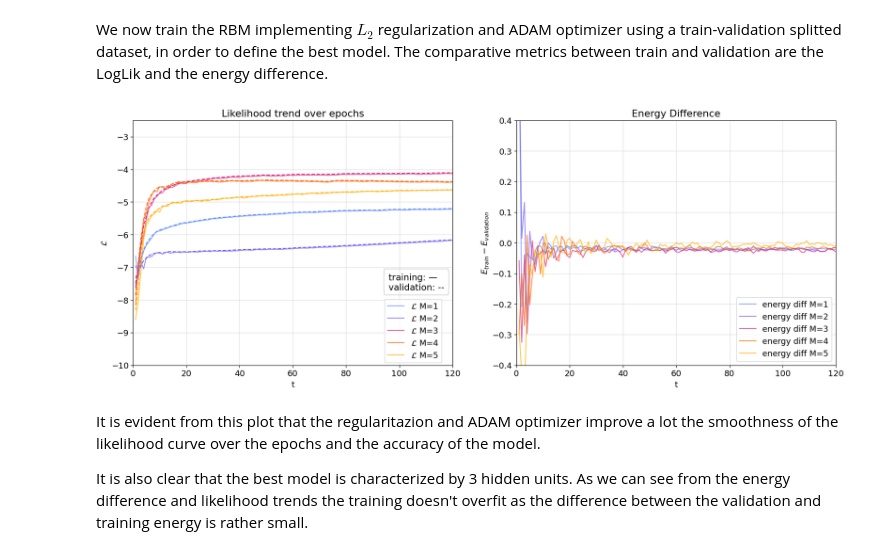
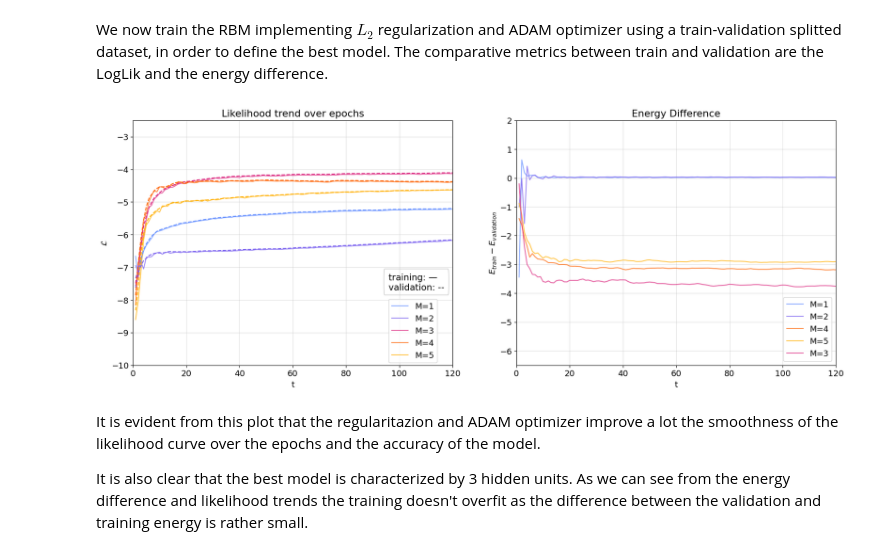
Before and after one commit to Lorycav/LCP_mod_B, a Jupyter notebook: Ex4/group2406_exercise04.ipynb, the cells around one changed output. Cells and saved outputs as stored; diff of their text form; code cells hidden in the pictures.

```diff
--- a/Ex4/group2406_exercise04.ipynb
+++ b/Ex4/group2406_exercise04.ipynb
@@ -781,46 +785,46 @@ for M in range(1,7):
 # %%
 # plot log likelihood during training
 from matplotlib.patches import Rectangle, FancyBboxPatch
 fig, ax = plt.subplots(1,2,figsize=(20,7))
 ax[0].grid(alpha=0.4)
 ax[1].grid(alpha=0.4)
 eps = np.arange(1, 121, 1)
 
-ax[0].plot(eps, training_loop[0][3] , label = '$\\mathcal{L}$ M=1', color = col_1, alpha = 0.7)
-ax[0].plot(eps, training_loop[1][3] , label = '$\\mathcal{L}$ M=2', color = col_2, alpha = 0.7)
-ax[0].plot(eps, training_loop[2][3] , label = '$\\mathcal{L}$ M=3', color = col_3, alpha = 0.7)
-ax[0].plot(eps, training_loop[3][3] , label = '$\\mathcal{L}$ M=4', color = col_4, alpha = 0.7)
-ax[0].plot(eps, training_loop[4][3] , label = '$\\mathcal{L}$ M=5', color = col_5, alpha = 0.7)
+ax[0].plot(eps, training_loop[0][3] , label = 'M=1', color = col_1, alpha = 0.7)
+ax[0].plot(eps, training_loop[1][3] , label = 'M=2', color = col_2, alpha = 0.7)
+ax[0].plot(eps, training_loop[2][3] , label = 'M=3', color = col_3, alpha = 0.7)
+ax[0].plot(eps, training_loop[3][3] , label = 'M=4', color = col_4, alpha = 0.7)
+ax[0].plot(eps, training_loop[4][3] , label = 'M=5', color = col_5, alpha = 0.7)
 ax[0].set_xlabel('t')
 ax[0].set_ylabel('$\\mathcal{L}$')
 ax[0].set_title('Likelihood trend over epochs')
-ax[0].legend(loc=(0.787,0.01))
+ax[0].legend(loc=(0.8,0.01))
 ax[0].text(96, -7.4, "training: \u2014", fontsize=14)
 ax[0].text(96, -7.7, "validation: --", fontsize=14)
 ax[0].add_patch(FancyBboxPatch((94.5,-7.55), 23.8,0.2, fill = False, alpha=0.4, edgecolor = 'grey', boxstyle = 'round'))
 ax[0].plot(eps, training_loop[0][4] , label = '$M=1', linestyle = '--', color = col_1)
 ax[0].plot(eps, training_loop[1][4] , label = '$M=2', linestyle = '--', color = col_2)
 ax[0].plot(eps, training_loop[2][4] , label = '$M=3', linestyle = '--', color = col_3)
 ax[0].plot(eps, training_loop[3][4] , label = '$M=4', linestyle = '--', color = col_4)
 ax[0].plot(eps, training_loop[4][4] , label = '$M=5', linestyle = '--', color = col_5)
 ax[0].set_xlim(0,120)
 ax[0].set_ylim(-10,-2.5)
 
 ax[1].set_title('Energy Difference')
 ax[1].set_xlabel('t')
 ax[1].set_ylabel('$ E_{train}-E_{validation}$')
-ax[1].plot(eps, (np.array(training_loop[0][6]) - np.array(training_loop[0][5])) , label = 'energy diff M=1', color = col_1, alpha = 0.7)
-ax[1].plot(eps, (np.array(training_loop[1][6]) - np.array(training_loop[1][5])) , label = 'energy diff M=2', color = col_2, alpha = 0.7)
-ax[1].plot(eps, (np.array(training_loop[2][6]) - np.array(training_loop[2][5])) , label = 'energy diff M=3', color = col_3, alpha = 0.7)
-ax[1].plot(eps, (np.array(training_loop[3][6]) - np.array(training_loop[3][5])) , label = 'energy diff M=4', color = col_4, alpha = 0.7)
-ax[1].plot(eps, (np.array(training_loop[4][6]) - np.array(training_loop[4][5])) , label = 'energy diff M=5', color = col_5, alpha = 0.7)
+ax[1].plot(eps, ((np.array(training_loop[0][6]) - np.array(training_loop[0][5]))/(np.array(training_loop[0][6]))) , label = 'M=1', color = col_1, alpha = 0.7)
+ax[1].plot(eps, ((np.array(training_loop[1][6]) - np.array(training_loop[1][5]))/(np.array(training_loop[1][6]))) , label = 'M=2', color = col_2, alpha = 0.7)
+ax[1].plot(eps, ((np.array(training_loop[2][6]) - np.array(training_loop[2][5])/(np.array(training_loop[2][6])))) , label = 'M=4', color = col_4, alpha = 0.7)
+ax[1].plot(eps, ((np.array(training_loop[3][6]) - np.array(training_loop[3][5])/(np.array(training_loop[3][6])))) , label = 'M=5', color = col_5, alpha = 0.7)
+ax[1].plot(eps, ((np.array(training_loop[4][6]) - np.array(training_loop[4][5])/(np.array(training_loop[4][6])))) , label = 'M=3', color = col_3, alpha = 0.7)
 ax[1].set_xlim(0,120)
-ax[1].set_ylim(-0.4,0.4)
+ax[1].set_ylim(-6.5,2)
 ax[1].legend(loc='lower right')
 
 plt.show()
 # %% [output]
-[figure, old version]
+[figure, new version]
 # %% [markdown]
 It is evident from this plot that the regularitazion and ADAM optimizer improve a lot the smoothness of the likelihood curve over the epochs and the accuracy of the model.
 
```
Also changed, not shown: parts of 5 cells of this notebook.
